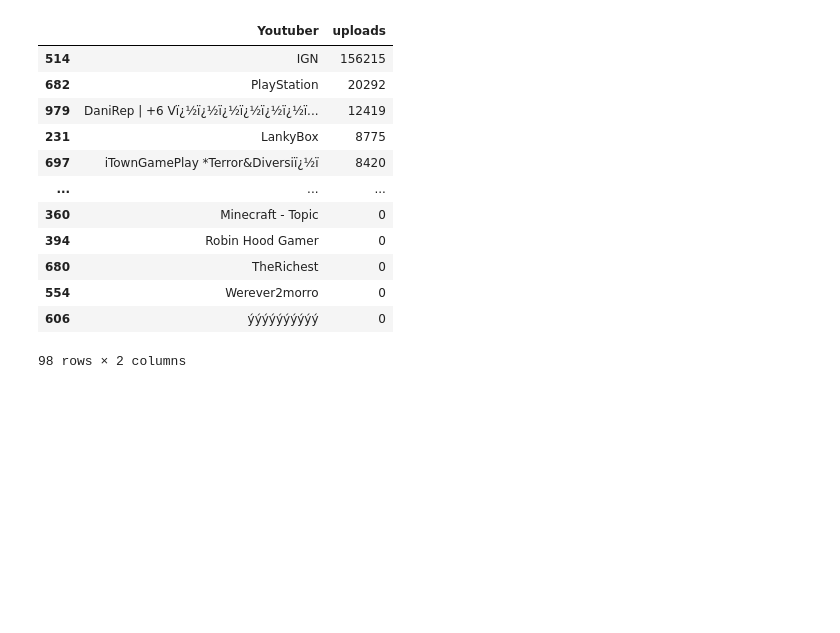
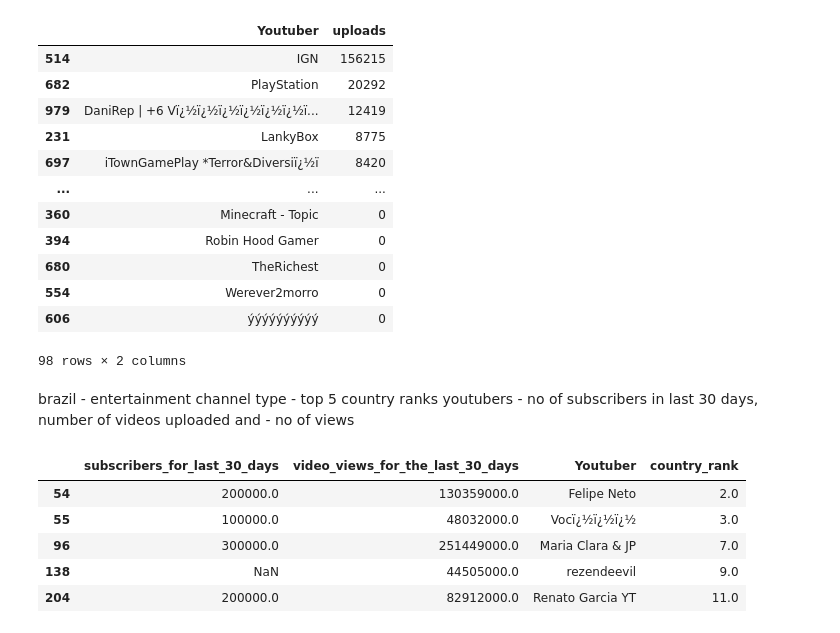
Before and after one commit to KavyaNair01/Machine_Learning, a Jupyter notebook: Pandas_practice.ipynb, the cells around one changed output. Saved outputs shown, nothing was run; the diff lists cells and outputs as text; code cells hidden in the pictures; blank space fills up the shorter version.

```diff
--- a/Pandas_practice.ipynb
+++ b/Pandas_practice.ipynb
@@ -264,3 +264,14 @@ df.loc[df['channel_type']=='Games', ['Youtuber','uploads']].sort_values(by = ['u
 | 554 | Werever2morro | 0 |
 | 606 | ýýýýýýýýýý | 0 |
 98 rows × 2 columns
+# %% [markdown]
+brazil - entertainment channel type - top 5 country ranks youtubers - no of subscribers in last 30 days, number of videos uploaded and - no of views
+# %%
+df.loc[((df['Country'] == 'Brazil') & (df['channel_type'] == 'Entertainment')), ['subscribers_for_last_30_days', 'video_views_for_the_last_30_days', 'Youtuber','country_rank'  ]].sort_values(by = 'country_rank', ascending = True).head(5)
+# %% [output]
+|  | subscribers_for_last_30_days | video_views_for_the_last_30_days | Youtuber | country_rank |
+| 54 | 200000.0 | 130359000.0 | Felipe Neto | 2.0 |
+| 55 | 100000.0 | 48032000.0 | Vocï¿½ï¿½ï¿½ | 3.0 |
+| 96 | 300000.0 | 251449000.0 | Maria Clara & JP | 7.0 |
+| 138 | NaN | 44505000.0 | rezendeevil | 9.0 |
+| 204 | 200000.0 | 82912000.0 | Renato Garcia YT | 11.0 |
```
Also changed, not shown: parts of 15 cells of this notebook.
